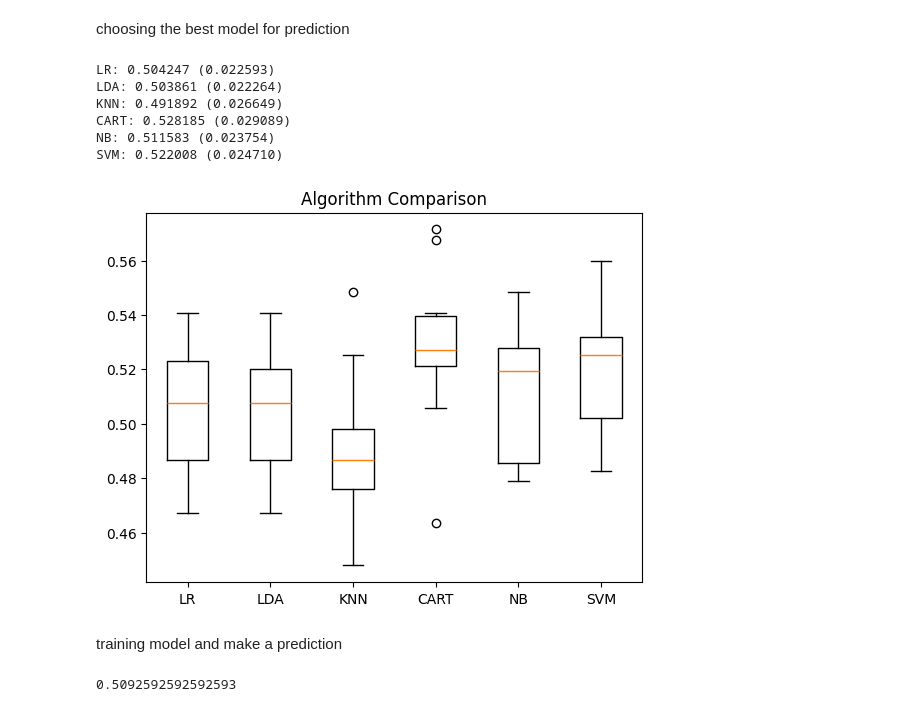
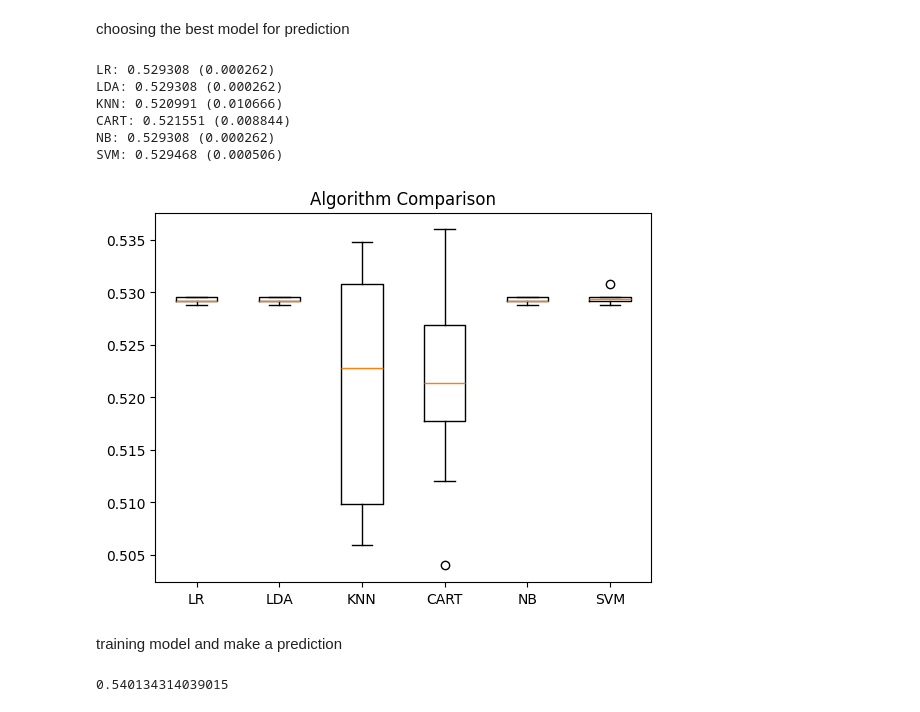
Before and after one commit to dota2istrash/professionals_ml, a Jupyter notebook: main.ipynb, the cells around one changed output. Drawn from its saved outputs; the diff is of its cells as text; code cells hidden in the pictures.

```diff
--- a/main.ipynb
+++ b/main.ipynb
@@ -22,7 +22,9 @@ from sklearn import metrics
 reading csv and creating dataframes
 # %%
 df = pd.read_csv('csgo_games/csgo_games.csv', usecols=['team_1', 'team_2', 'winner'])
-df1 = pd.read_csv('results/results.csv', usecols=['team_1', 'team_2', 'winner'], nrows=5000)
+df1 = pd.read_csv('results/results.csv', usecols=['team_1', 'team_2', 'winner'])
+df1['team_1'] = df1['team_1'].str.upper()
+df1['team_2'] = df1['team_2'].str.upper()
 # %% [markdown]
 concetenating dataframes
 # %%
@@ -144,45 +146,45 @@ X_test = scaler.transform(X_test)
 choosing the best model for prediction
 # %%
 models = []
-models.append(('LR', LogisticRegression(solver='liblinear', multi_class='ovr')))
+models.append(('LR', LogisticRegression(penalty='none', max_iter=1000)))
 models.append(('LDA', LinearDiscriminantAnalysis()))
 models.append(('KNN', KNeighborsClassifier()))
 models.append(('CART', DecisionTreeClassifier()))
 models.append(('NB', GaussianNB()))
 models.append(('SVM', SVC(gamma='auto')))
 
 # оцениваем модель на каждой итерации
 results = []
 names = []
 
 for name, model in models:
 	kfold = StratifiedKFold(n_splits=10, random_state=1, shuffle=True)
 	cv_results = cross_val_score(model, X_train, y_train, cv=kfold, scoring='accuracy')
 	results.append(cv_results)
 	names.append(name)
 	print('%s: %f (%f)' % (name, cv_results.mean(), cv_results.std()))
 pyplot.boxplot(results, labels=names)
 pyplot.title('Algorithm Comparison')
 pyplot.show()
 # %% [output]
-LR: 0.504247 (0.022593)
-LDA: 0.503861 (0.022264)
-KNN: 0.491892 (0.026649)
-CART: 0.528185 (0.029089)
-NB: 0.511583 (0.023754)
-SVM: 0.522008 (0.024710)
+LR: 0.529308 (0.000262)
+LDA: 0.529308 (0.000262)
+KNN: 0.520991 (0.010666)
+CART: 0.521551 (0.008844)
+NB: 0.529308 (0.000262)
+SVM: 0.529468 (0.000506)
-[figure, old version]
+[figure, new version]
 # %% [markdown]
 training model and make a prediction
 # %%
-model =  KNeighborsClassifier(n_neighbors=1)
+model = LogisticRegression(solver='liblinear', multi_class='ovr')
 model.fit(X_train, y_train)
 
 pred =  model.predict(X_test)
 
 metrics.accuracy_score(y_test, pred)
 # %% [output]
-0.5092592592592593
+0.540134314039015
 # %%
 d1, d2 = input(), input()
 
```
Also changed, not shown: parts of 4 cells of this notebook.
